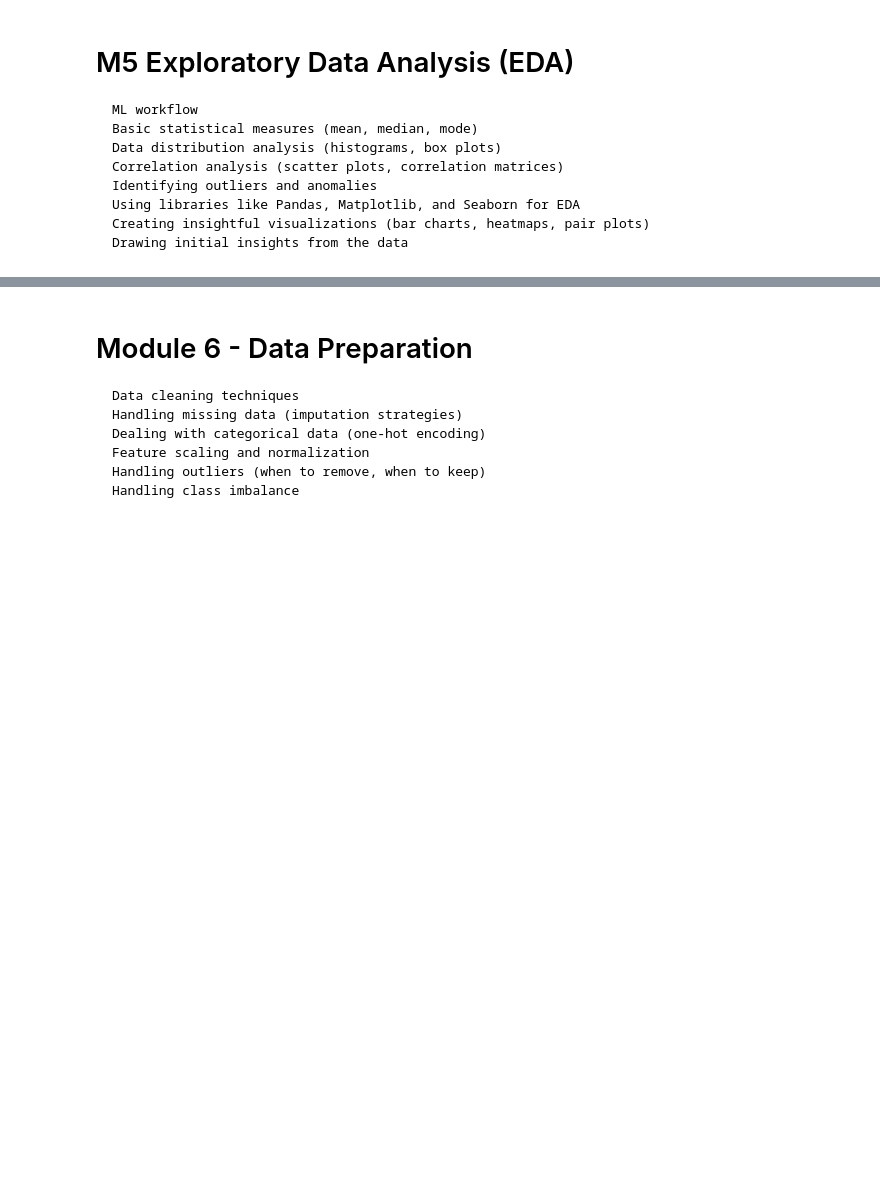
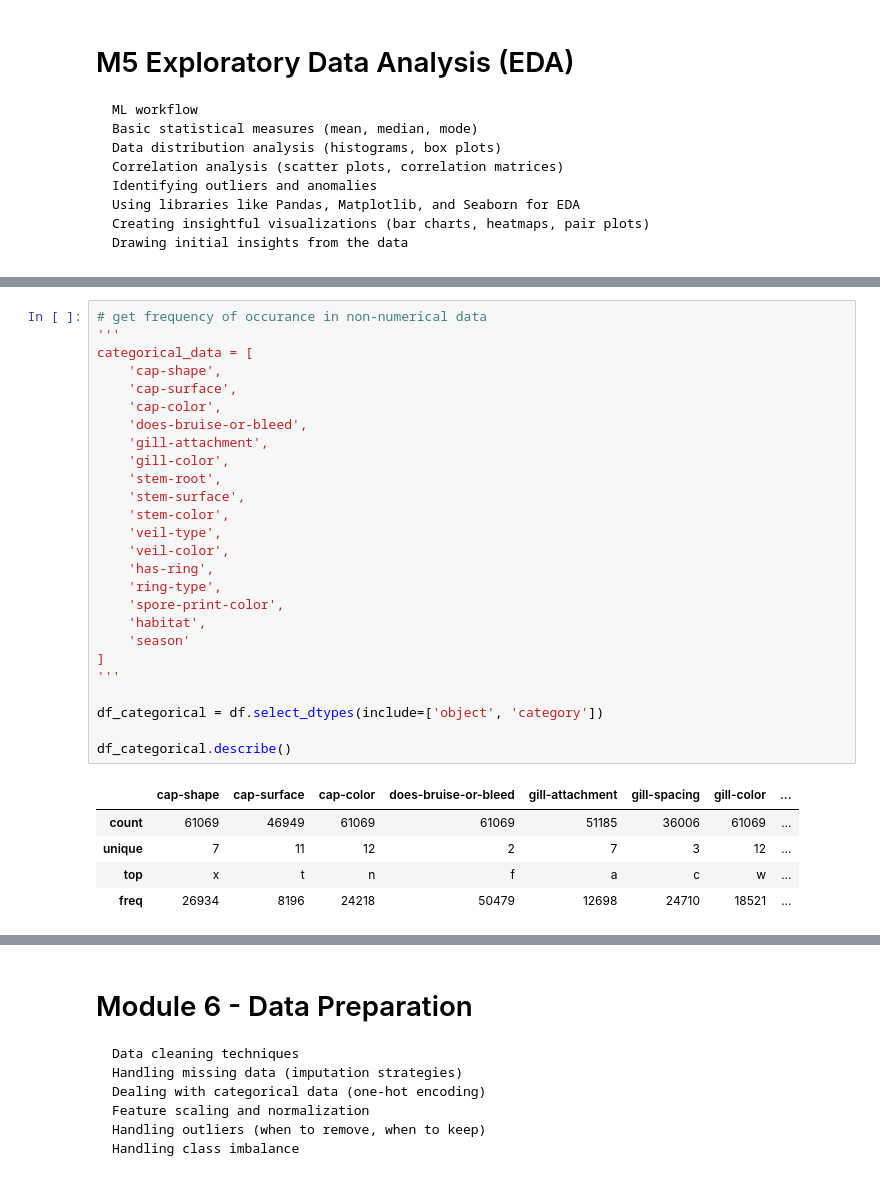
Before and after one commit to rjtrenchard/FungalHabitatML, a Jupyter notebook: Mushroom_Hunter.ipynb, the cells around one changed output, grey strips where cells are left out. Drawn from its saved outputs; the diff is of its cells as text; blank space fills up the shorter version.

```diff
--- a/Mushroom_Hunter.ipynb
+++ b/Mushroom_Hunter.ipynb
@@ -22,0 +162,32 @@ This is an ML project that will try to identify mushrooms based on given charact
+# %%
+# get frequency of occurance in non-numerical data
+'''
+categorical_data = [
+    'cap-shape',
+    'cap-surface',
+    'cap-color',
+    'does-bruise-or-bleed',
+    'gill-attachment',
+    'gill-color',
+    'stem-root',
+    'stem-surface',
+    'stem-color',
+    'veil-type',
+    'veil-color',
+    'has-ring',
+    'ring-type',
+    'spore-print-color',
+    'habitat',
+    'season'
+]
+'''
+
+df_categorical = df.select_dtypes(include=['object', 'category'])
+
+df_categorical.describe()
+# %% [output]
+|  | cap-shape | cap-surface | cap-color | does-bruise-or-bleed | gill-attachment | gill-spacing | gill-color | ... |
+| count | 61069 | 46949 | 61069 | 61069 | 51185 | 36006 | 61069 | ... |
+| unique | 7 | 11 | 12 | 2 | 7 | 3 | 12 | ... |
+| top | x | t | n | f | a | c | w | ... |
+| freq | 26934 | 8196 | 24218 | 50479 | 12698 | 24710 | 18521 | ... |
```
Also changed, not shown: parts of 28 cells of this notebook.
